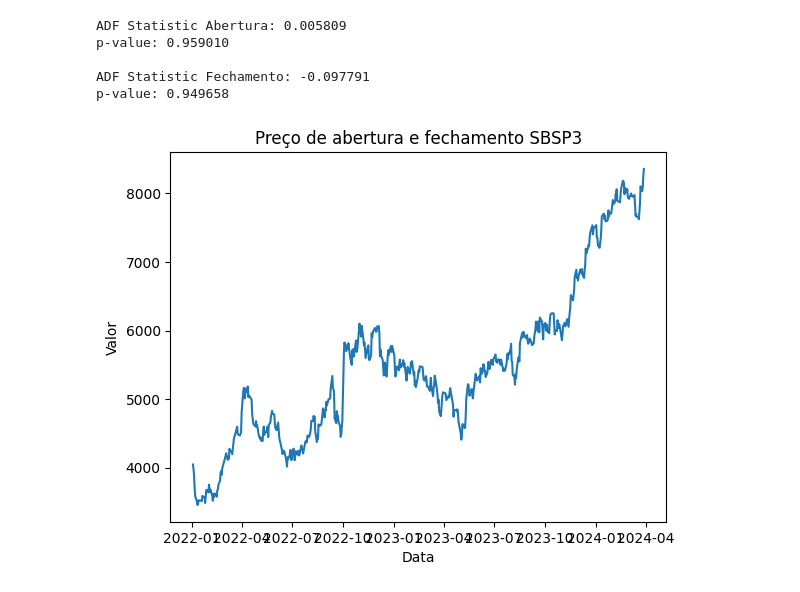
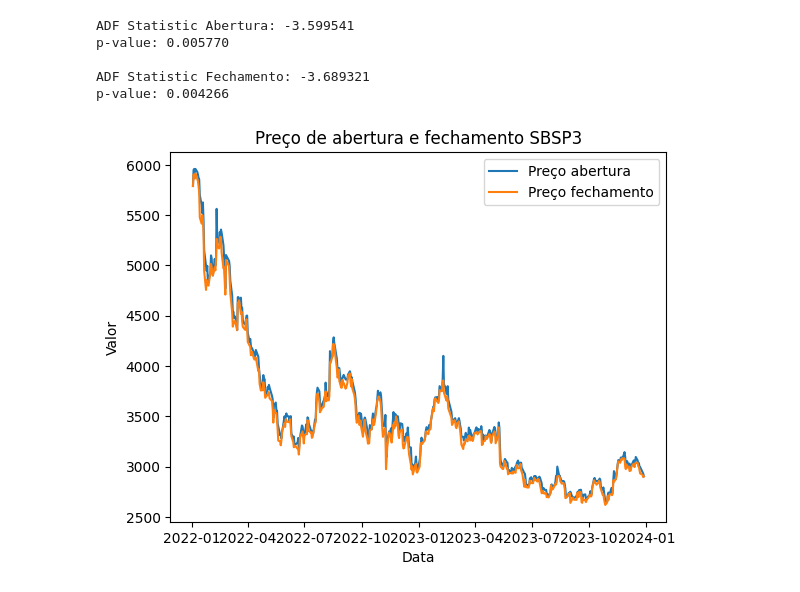
Before and after one commit to gustavoc04/AtividadeRegressaoLogistica, a Jupyter notebook: analiseSeriesTemporais/previsaoAcoes.ipynb, the cells around one changed output. Saved outputs shown, nothing was run; the diff lists cells and outputs as text; code cells hidden in the pictures.

```diff
--- a/analiseSeriesTemporais/previsaoAcoes.ipynb
+++ b/analiseSeriesTemporais/previsaoAcoes.ipynb
@@ -16,18 +17,22 @@ colspecs = [(2, 10), (10, 22), (56, 69), (82, 95)]
 names = ['Data', 'Codigo', 'Preco_Abertura', 'Preco_Fechamento']
 
 # Carrega os arquivos de 2023 e 2022
-df_2024 = pd.read_fwf('COTAHIST_A2024.TXT', colspecs=colspecs, names=names, header=None)
+df_teste = pd.read_fwf('COTAHIST_A2024.TXT', colspecs=colspecs, names=names, header=None)
 df_2023 = pd.read_fwf('COTAHIST_A2023.TXT', colspecs=colspecs, names=names, header=None)
 df_2022 = pd.read_fwf('COTAHIST_A2022.TXT', colspecs=colspecs, names=names, header=None)
 
 
 # Concatena os DataFrames
-df = pd.concat([df_2024, df_2023, df_2022])
-df = df.dropna()
+df_treino = pd.concat([df_2022, df_2023])
+df_treino = df_treino.dropna()
+df_teste = df_teste.dropna()
 
-# Filtra as linhas referentes à nubank
-SBSP3_df = df[df['Codigo'].str.endswith('SBSP3')]
-df = SBSP3_df
 
-print(df)
+# Filtra as linhas referentes à ação
+acao = "DISB34"
+df_treino = df_treino[df_treino['Codigo'].str.endswith(acao)]
+df_teste = df_teste[df_teste['Codigo'].str.endswith(acao)]
+
+print(df_treino)
+print(df_teste)
 # %% [output]
@@ -139,0 +56,23 @@ memory usage: 28.4+ KB
+# %%
+df_treino['Data'] = pd.to_datetime(df_treino['Data'], format='%Y%m%d')
+
+# Extraindo ano, mês e dia do df de treino
+df_treino['Ano'] = df_treino['Data'].dt.year
+df_treino['Mes'] = df_treino['Data'].dt.month
+df_treino['Dia'] = df_treino['Data'].dt.day
+df_treino = df_treino.sort_values(by='Data')
+df_teste['Data'] = pd.to_datetime(df_teste['Data'], format='%Y%m%d')
+
+# Extraindo ano, mês e dia do df de teste
+df_teste['Ano'] = df_teste['Data'].dt.year
+df_teste['Mes'] = df_teste['Data'].dt.month
+df_teste['Dia'] = df_teste['Data'].dt.day
+df_treino = df_treino.sort_values(by='Data')
+
+df_treino = df_treino.sort_values(by='Data')
+df_treino.set_index(df_treino['Data'],inplace=True)
+df_teste = df_teste.sort_values(by='Data')
+df_teste.set_index(df_teste['Data'],inplace=True)
+
+print(df_treino)
+print(df_teste)
@@ -140,18 +111,18 @@ memory usage: 28.4+ KB
 # %%
 from statsmodels.tsa.stattools import adfuller
 
-adf_test_abertura = adfuller(df['Preco_Abertura'])
+adf_test_abertura = adfuller(df_treino['Preco_Abertura'])
 # Output the results
 print('ADF Statistic Abertura: %f' % adf_test_abertura[0])
 print('p-value: %f' % adf_test_abertura[1])
 
-adf_test_fechamento = adfuller(df['Preco_Fechamento'])
+adf_test_fechamento = adfuller(df_treino['Preco_Fechamento'])
 # Output the results
 print('\nADF Statistic Fechamento: %f' % adf_test_fechamento[0])
 print('p-value: %f' % adf_test_fechamento[1])
 # %% [output]
-ADF Statistic Abertura: 0.005809
-p-value: 0.959010
+ADF Statistic Abertura: -3.599541
+p-value: 0.005770
 
-ADF Statistic Fechamento: -0.097791
-p-value: 0.949658
+ADF Statistic Fechamento: -3.689321
+p-value: 0.004266
@@ -174,11 +129,13 @@ p-value: 0.949658
 # %%
 # Plot the time series
-plt.plot(df['Preco_Abertura'])
+plt.plot(df_treino['Preco_Abertura'], label='Preço abertura')
+plt.plot(df_treino['Preco_Fechamento'], label='Preço fechamento')
 plt.title('Preço de abertura e fechamento SBSP3')
 plt.xlabel('Data')
 plt.ylabel('Valor')
+plt.legend()
 plt.show()
 # %% [output]
-[figure, old version]
+[figure, new version]
 # %%
 from statsmodels.graphics.tsaplots import plot_acf, plot_pacf
```
Also changed, not shown: parts of 25 cells of this notebook.
